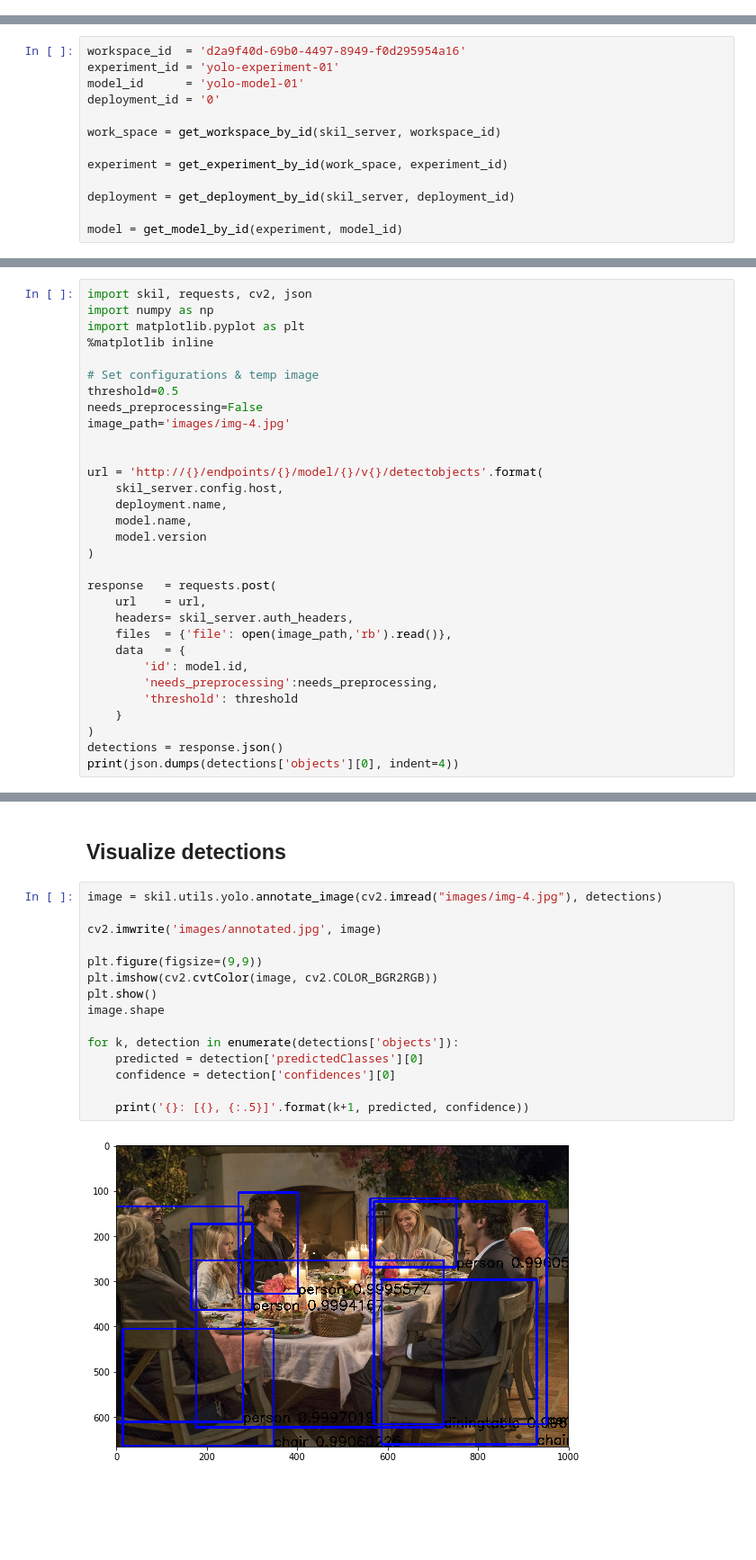
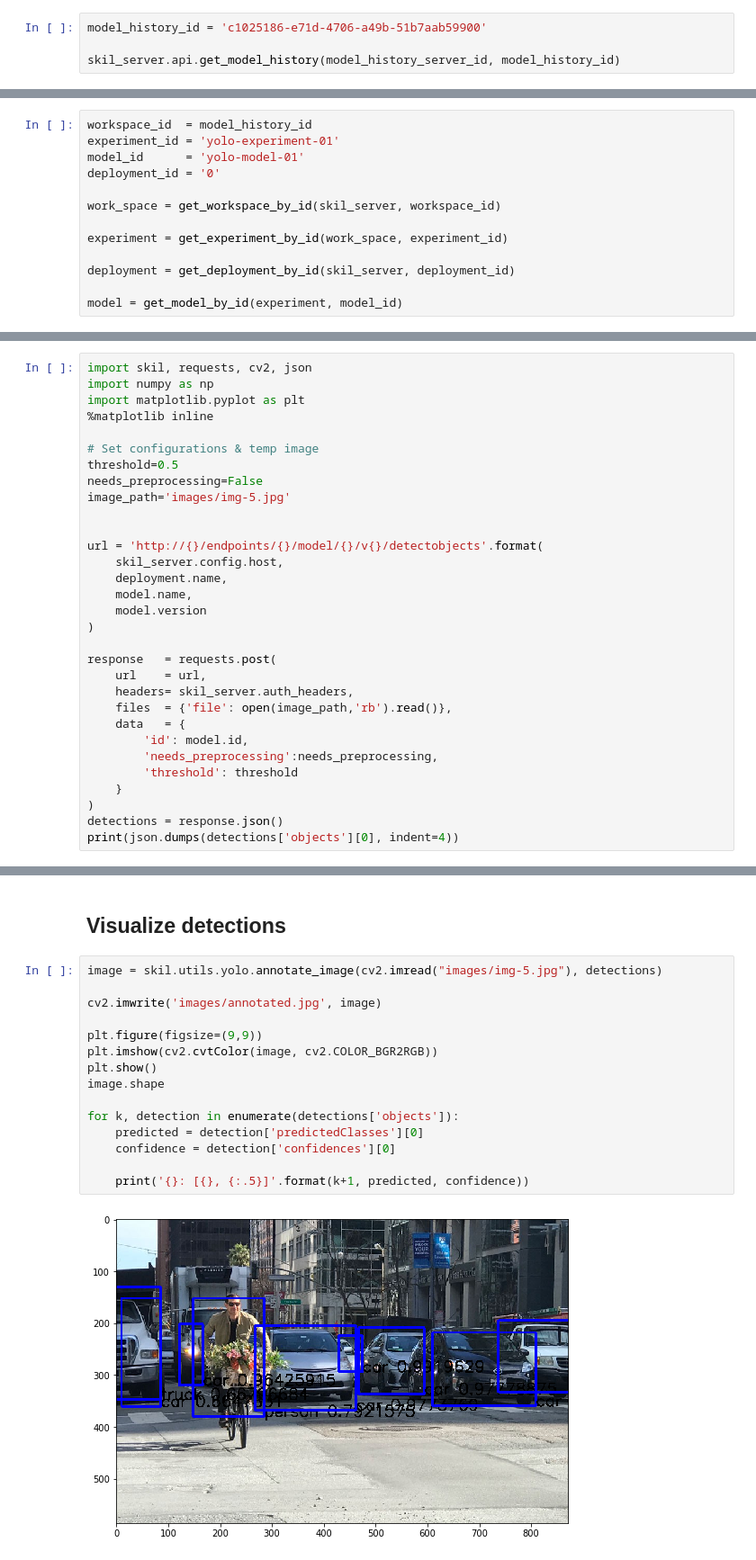
Before and after one commit to pcrete/skil-demo, a Jupyter notebook: notebooks/tensorflow-yolo/run_skil_client.ipynb, the cells around one changed output, grey strips where cells are left out. Shown: that part at 90% size. Drawn from its saved outputs; the diff is of its cells as text; blank space fills up the shorter version.

```diff
--- a/notebooks/tensorflow-yolo/run_skil_client.ipynb
+++ b/notebooks/tensorflow-yolo/run_skil_client.ipynb
@@ -19,0 +35,4 @@ Using TensorFlow backend.
+# %%
+model_history_id = 'c1025186-e71d-4706-a49b-51b7aab59900'
+
+skil_server.api.get_model_history(model_history_server_id, model_history_id)
@@ -20,7 +44,7 @@ Using TensorFlow backend.
 # %% [markdown]
 ## Get deployment
 # %%
-workspace_id  = 'd2a9f40d-69b0-4497-8949-f0d295954a16'
+workspace_id  = model_history_id
 experiment_id = 'yolo-experiment-01'
 model_id      = 'yolo-model-01'
 deployment_id = '0'
@@ -52,7 +76,7 @@ import matplotlib.pyplot as plt
 # Set configurations & temp image
 threshold=0.5
 needs_preprocessing=False
-image_path='images/img-4.jpg'
+image_path='images/img-5.jpg'
 
 
 url = 'http://{}/endpoints/{}/model/{}/v{}/detectobjects'.format(
@@ -100,19 +124,19 @@ with open('detections/img-4.json', 'w') as outfile:
 # %% [markdown]
 ## Visualize detections
 # %%
-image = skil.utils.yolo.annotate_image(cv2.imread("images/img-4.jpg"), detections)
+image = skil.utils.yolo.annotate_image(cv2.imread("images/img-5.jpg"), detections)
 
 cv2.imwrite('images/annotated.jpg', image)
 
 plt.figure(figsize=(9,9))
 plt.imshow(cv2.cvtColor(image, cv2.COLOR_BGR2RGB))
 plt.show()
 image.shape
 
 for k, detection in enumerate(detections['objects']):
     predicted = detection['predictedClasses'][0]
     confidence = detection['confidences'][0]
 
     print('{}: [{}, {:.5}]'.format(k+1, predicted, confidence))
 # %% [output]
-[figure, old version]
+[figure, new version]
```
Also changed, not shown: parts of 5 cells of this notebook, 8 other files.
